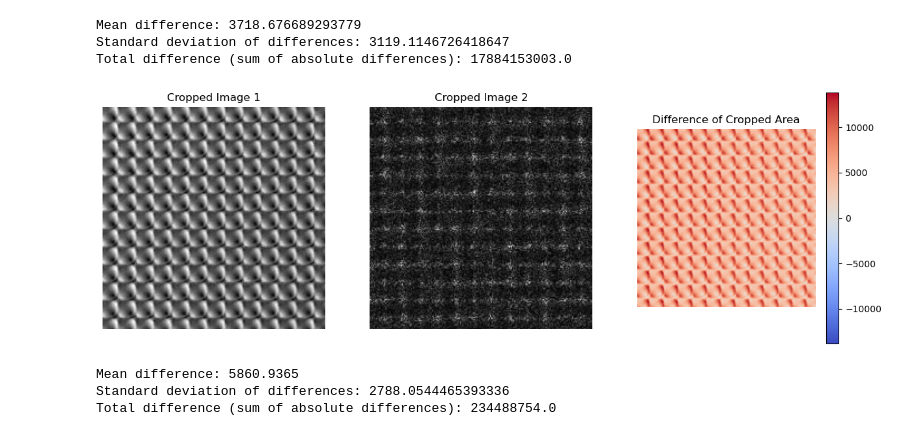
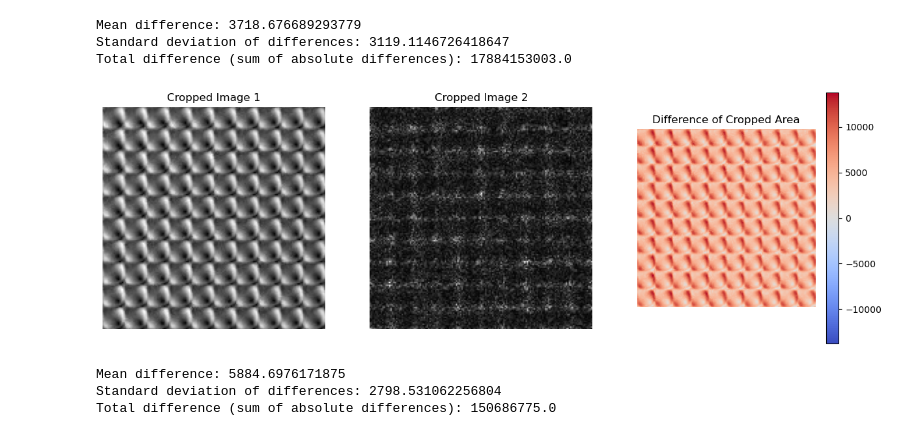
Before and after one commit to gschlafly/pol-analyze, a Jupyter notebook: compare_ret_wwo_bkgd.ipynb, the cells around one changed output. Cells and saved outputs as stored; diff of their text form; code cells hidden in the pictures.

```diff
--- a/compare_ret_wwo_bkgd.ipynb
+++ b/compare_ret_wwo_bkgd.ipynb
@@ -101,10 +103,10 @@ def compare_cropped_tif_images(image_path1, image_path2, x, y, width, height):
     print(f"Standard deviation of differences: {np.std(diff)}")
     print(f"Total difference (sum of absolute differences): {np.sum(np.abs(diff))}")
 # %%
-x, y, width, height = 50, 50, 200, 200  # Specify your cropping coordinates here
+x, y, width, height = 64, 64, 160, 160
 compare_cropped_tif_images(ret_no_bkgd_path, ret_with_bkgd_path, x, y, width, height)
 # %% [output]
-[figure, old version]
+[figure, new version]
-Mean difference: 5860.9365
-Standard deviation of differences: 2788.0544465393336
-Total difference (sum of absolute differences): 234488754.0
+Mean difference: 5884.6976171875
+Standard deviation of differences: 2798.531062256804
+Total difference (sum of absolute differences): 150686775.0
```
Also changed, not shown: parts of 4 cells of this notebook, 3 other files.
